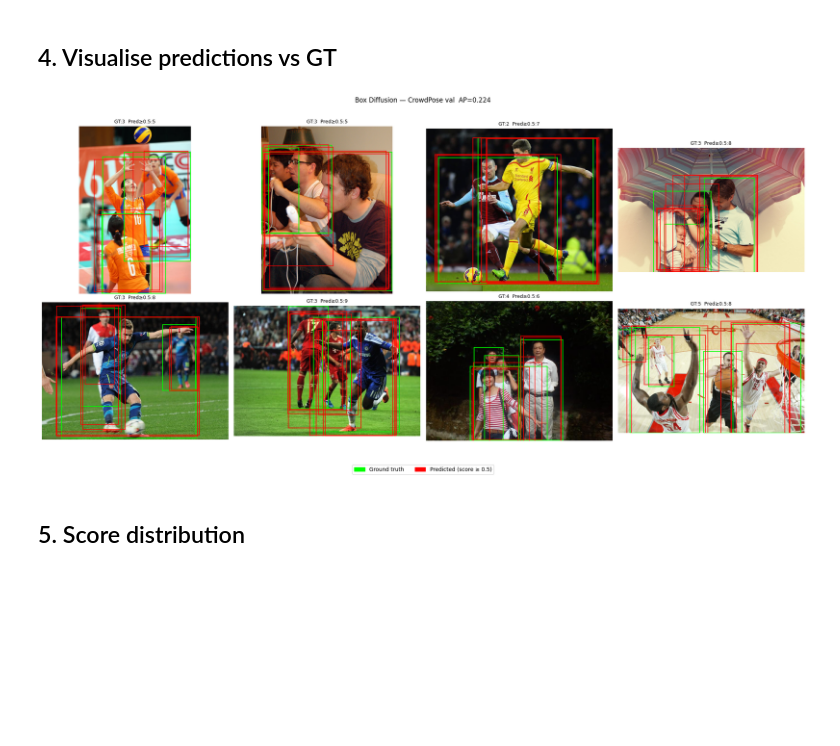
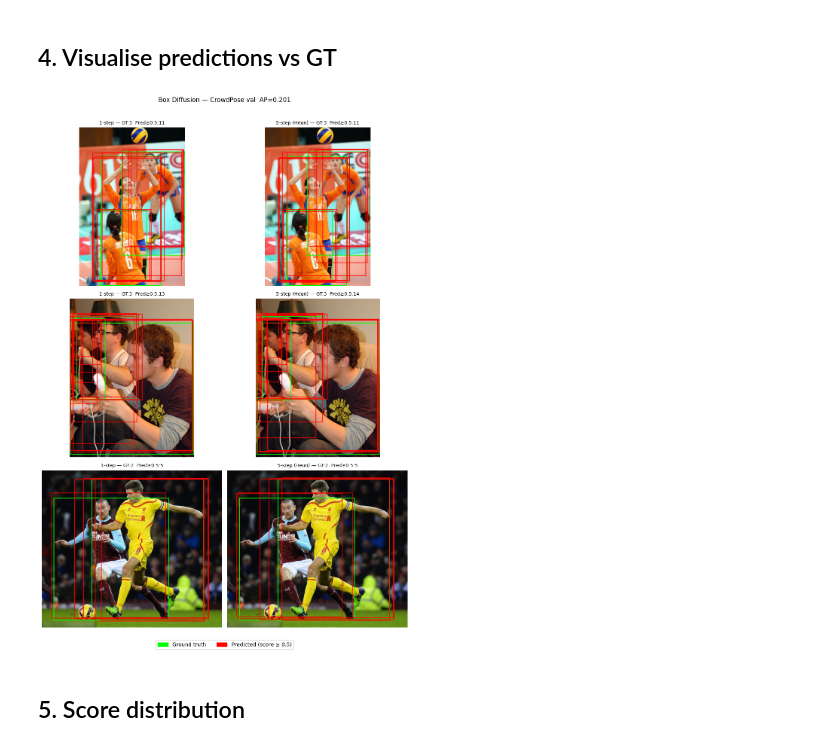
Before and after one commit to gasparyanartur/diffusion-pose-estimation, a Jupyter notebook: notebook/visualize_box_diffusion.ipynb, the cells around one changed output. Drawn from its saved outputs; the diff is of its cells as text; code cells hidden in the pictures; blank space fills up the shorter version.

```diff
--- a/notebook/visualize_box_diffusion.ipynb
+++ b/notebook/visualize_box_diffusion.ipynb
@@ -56,8 +150,6 @@ from src.training.box_diffusion_module import _image_tokens_and_centers
 # %% [markdown]
 ## 1. Build backbone + decoder and load checkpoint
 # %%
-import json
-
 raw_cfg = OmegaConf.load(HYDRA_CFG)
 
 backbone_cfg = BaseFeatureExtractorConfig.from_hydra_config(raw_cfg.backbone)
@@ -70,21 +162,23 @@ decoder = decoder_cfg.build()
 ckpt = torch.load(CKPT_PATH, map_location="cpu", weights_only=False)
 sd = ckpt["state_dict"]
 
-backbone.load_state_dict({k[len("backbone."):]: v for k, v in sd.items() if k.startswith("backbone.")})
+# Backbone is frozen: checkpoint only stores buffers, not pretrained weights.
+backbone.load_state_dict(
+    {k[len("backbone."):]: v for k, v in sd.items() if k.startswith("backbone.")},
+    strict=False,
+)
 decoder.load_state_dict({k[len("decoder."):]: v for k, v in sd.items() if k.startswith("decoder.")})
 
 backbone.eval().to(DEVICE)
 decoder.eval().to(DEVICE)
 
-test_results_path = RUN_DIR / "test_results.json"
 test_ap = None
 if test_results_path.exists():
-    with open(test_results_path) as fh:
-        test_ap = json.load(fh).get("metrics", {}).get("test/bbox/AP")
+    test_ap = test_data.get("metrics", {}).get("ap-test/5-step/bbox/AP")
 
 print(f"Backbone : {type(backbone).__name__}  out_channels={backbone.out_channels}")
 print(f"Decoder  : {type(decoder).__name__}  num_slots={decoder.num_slots}")
-print(f"Test AP  : {test_ap}")
+print(f"Test AP (5-step) : {test_ap:.4f}" if test_ap is not None else "Test AP  : N/A")
 print("Checkpoint loaded.")
 # %% [output]
 Backbone : RadioFeatureExtractor  out_channels=1280
@@ -168,69 +255,59 @@ Inference done for 8 images.
 # %%
 def _draw_boxes(ax, boxes_xyxy, color, alpha=0.9, linewidth=1.5):
-    """Draw xyxy boxes on ax."""
     for box in boxes_xyxy:
         x1, y1, x2, y2 = box
         rect = plt.Rectangle(
-            (float(x1), float(y1)),
-            float(x2 - x1), float(y2 - y1),
-            edgecolor=color, facecolor="none",
-            linewidth=linewidth, alpha=alpha,
+            (float(x1), float(y1)), float(x2 - x1), float(y2 - y1),
+            edgecolor=color, facecolor="none", linewidth=linewidth, alpha=alpha,
         )
         ax.add_patch(rect)
 
 
-ncols = min(4, N_IMAGES)
-nrows = (N_IMAGES + ncols - 1) // ncols
-fig, axes = plt.subplots(nrows, ncols, figsize=(5 * ncols, 5 * nrows))
-axes = np.array(axes).reshape(-1)
+fig, axes = plt.subplots(N_IMAGES, 2, figsize=(10, 5 * N_IMAGES))
+axes = np.array(axes).reshape(N_IMAGES, 2)
 
-for i, (ax, res) in enumerate(zip(axes, results)):
-    img_np = res["img_uint8"].permute(1, 2, 0).numpy()
-    ax.imshow(img_np)
+for col, (col_results, col_title) in enumerate(
+    zip([results_1step, results_5step], ["1-step", "5-step (Heun)"])
+):
+    for row, res in enumerate(col_results):
+        ax = axes[row, col]
+        ax.imshow(res["img_uint8"].permute(1, 2, 0).numpy())
 
-    # GT boxes (green)
-    gt = res["gt_boxes_xywh"]
-    if gt is not None and len(gt) > 0:
-        gt_np = gt.numpy()
-        gx, gy, gw, gh = gt_np[:, 0], gt_np[:, 1], gt_np[:, 2], gt_np[:, 3]
-        gt_xyxy = np.stack([gx, gy, gx + gw, gy + gh], axis=-1)
-        _draw_boxes(ax, gt_xyxy, color="lime", linewidth=1.5)
+        # GT boxes (green)
+        gt = res["gt_boxes_xywh"]
+        if gt is not None and len(gt) > 0:
+            gt_np = gt.numpy()
+            gx, gy, gw, gh = gt_np[:, 0], gt_np[:, 1], gt_np[:, 2], gt_np[:, 3]
+            _draw_boxes(ax, np.stack([gx, gy, gx + gw, gy + gh], axis=-1), color="lime")
 
-    # Predicted boxes (red, filtered by score)
-    scores = res["obj_scores"].numpy()
-    pred   = res["pred_boxes_xyxy"].numpy()
-    keep   = np.where(scores >= SCORE_THRESH)[0]
-    keep   = keep[np.argsort(-scores[keep])][:TOP_K]
-    for idx in keep:
-        s = float(scores[idx])
-        rect = plt.Rectangle(
-            (float(pred[idx, 0]), float(pred[idx, 1])),
-            float(pred[idx, 2] - pred[idx, 0]),
-            float(pred[idx, 3] - pred[idx, 1]),
-            edgecolor="red", facecolor="none",
-            linewidth=1.5, alpha=float(0.4 + 0.6 * s),
-        )
-        ax.add_patch(rect)
+        # Predicted boxes (red, filtered by score)
+        scores = res["obj_scores"].numpy()
+        pred   = res["pred_boxes_xyxy"].numpy()
+        keep   = np.where(scores >= SCORE_THRESH)[0]
+        keep   = keep[np.argsort(-scores[keep])][:TOP_K]
+        for idx in keep:
+            s = float(scores[idx])
+            rect = plt.Rectangle(
+                (float(pred[idx, 0]), float(pred[idx, 1])),
+                float(pred[idx, 2] - pred[idx, 0]), float(pred[idx, 3] - pred[idx, 1]),
+                edgecolor="red", facecolor="none", linewidth=1.5, alpha=float(0.4 + 0.6 * s),
+            )
+            ax.add_patch(rect)
 
-    n_pred = len(keep)
-    n_gt   = len(gt) if gt is not None else 0
-    ax.set_title(f"GT:{n_gt}  Pred≥{SCORE_THRESH:.1f}:{n_pred}", fontsize=9)
-    ax.axis("off")
-
-# Hide unused axes
-for ax in axes[len(results):]:
-    ax.axis("off")
+        n_gt = len(gt) if gt is not None else 0
+        ax.set_title(f"{col_title} — GT:{n_gt}  Pred≥{SCORE_THRESH:.1f}:{len(keep)}", fontsize=9)
+        ax.axis("off")
 
 gt_patch   = mpatches.Patch(color="lime", label="Ground truth")
 pred_patch = mpatches.Patch(color="red",  label=f"Predicted (score ≥ {SCORE_THRESH})")
 fig.legend(handles=[gt_patch, pred_patch], loc="lower center", ncol=2, fontsize=10)
 
 ap_str = f"  AP={test_ap:.3f}" if test_ap is not None else ""
 fig.suptitle(f"Box Diffusion — CrowdPose {SPLIT}{ap_str}", fontsize=12)
-plt.tight_layout(rect=[0, 0.04, 1, 0.97])
+plt.tight_layout(rect=[0, 0.03, 1, 0.97])
 plt.show()
 # %% [output]
-[figure, old version]
+[figure, new version]
 # %% [markdown]
 ## 5. Score distribution
 # %%
```
Also changed, not shown: parts of 8 cells of this notebook, 5 other files.
